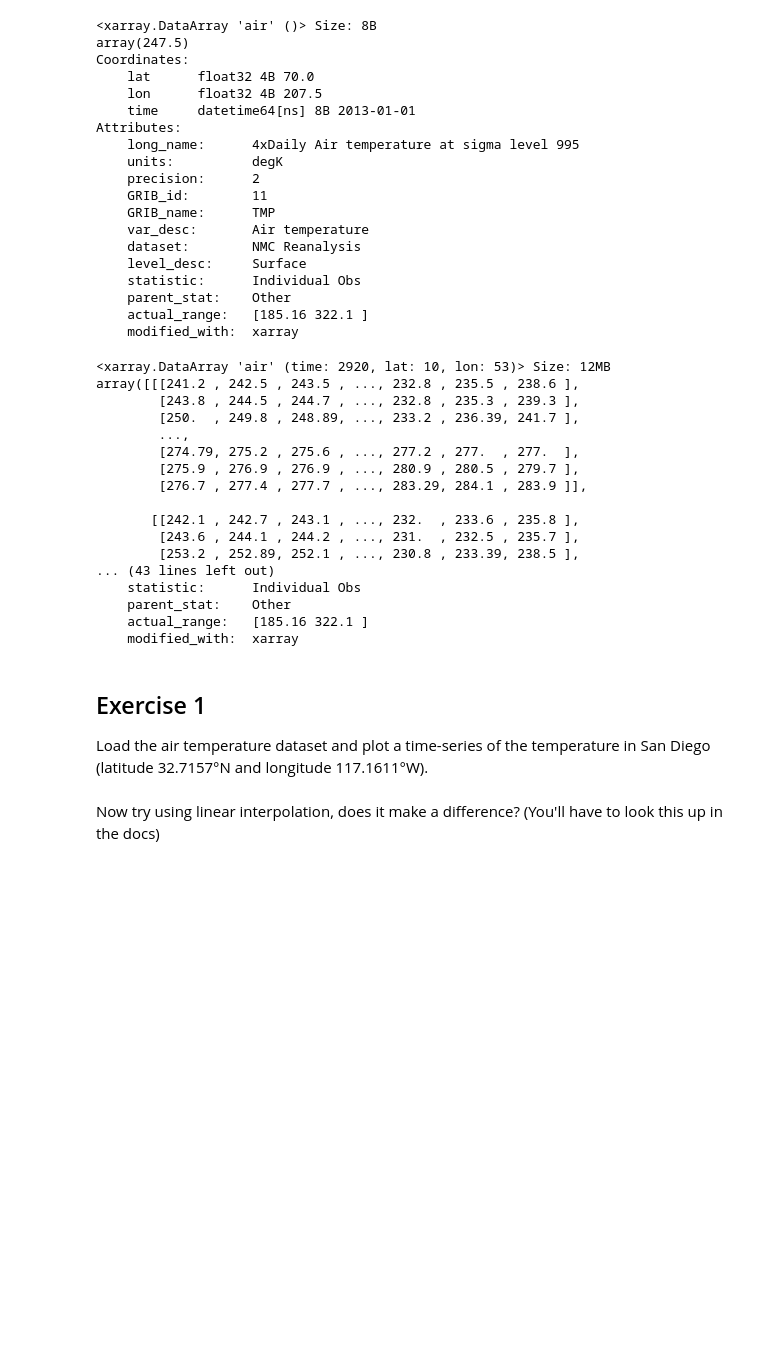
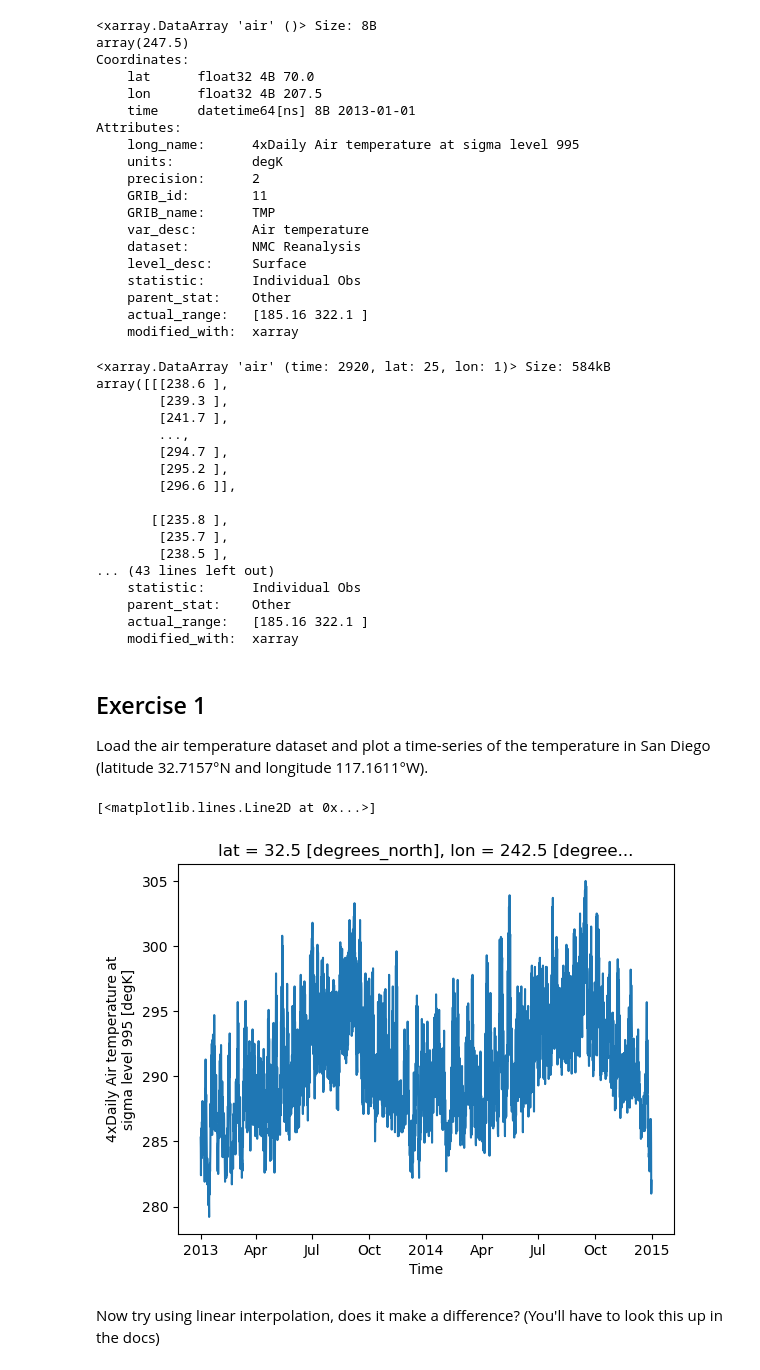
Before and after one commit to climate-analytics-lab/sioc209-2024-sp, a Jupyter notebook: sioc209-2024-sp/01_intro/03_feature_engineering.ipynb, the cells around one changed output. Saved outputs shown, nothing was run; the diff lists cells and outputs as text; code cells hidden in the pictures; blank space fills up the shorter version.

```diff
--- a/sioc209-2024-sp/01_intro/03_feature_engineering.ipynb
+++ b/sioc209-2024-sp/01_intro/03_feature_engineering.ipynb
@@ -473,20 +473,20 @@ Attributes:
     modified_with:  xarray
 # %%
 # demonstrate slicing
-ds.air.isel(lat=slice(10))
+ds.air.isel(lon=slice(-1, 100))
 # %% [output]
-<xarray.DataArray 'air' (time: 2920, lat: 10, lon: 53)> Size: 12MB
-array([[[241.2 , 242.5 , 243.5 , ..., 232.8 , 235.5 , 238.6 ],
-        [243.8 , 244.5 , 244.7 , ..., 232.8 , 235.3 , 239.3 ],
-        [250.  , 249.8 , 248.89, ..., 233.2 , 236.39, 241.7 ],
+<xarray.DataArray 'air' (time: 2920, lat: 25, lon: 1)> Size: 584kB
+array([[[238.6 ],
+        [239.3 ],
+        [241.7 ],
         ...,
-        [274.79, 275.2 , 275.6 , ..., 277.2 , 277.  , 277.  ],
-        [275.9 , 276.9 , 276.9 , ..., 280.9 , 280.5 , 279.7 ],
-        [276.7 , 277.4 , 277.7 , ..., 283.29, 284.1 , 283.9 ]],
+        [294.7 ],
+        [295.2 ],
+        [296.6 ]],
 
-       [[242.1 , 242.7 , 243.1 , ..., 232.  , 233.6 , 235.8 ],
-        [243.6 , 244.1 , 244.2 , ..., 231.  , 232.5 , 235.7 ],
-        [253.2 , 252.89, 252.1 , ..., 230.8 , 233.39, 238.5 ],
+       [[235.8 ],
+        [235.7 ],
+        [238.5 ],
 ... (43 lines left out)
     statistic:      Individual Obs
     parent_stat:    Other
@@ -496,5 +496,10 @@ array([[[241.2 , 242.5 , 243.5 , ..., 232.8 , 235.5 , 238.6 ],
 ## Exercise 1
 
 Load the air temperature dataset and plot a time-series of the temperature in San Diego (latitude 32.7157°N and longitude 117.1611°W).
+# %%
+ds.air.sel(lat=32.7157, lon=360-117.1611, method='nearest').plot()
+# %% [output]
+[<matplotlib.lines.Line2D at 0x...>]
+[figure, added]
 # %% [markdown]
 Now try using linear interpolation, does it make a difference? (You'll have to look this up in the docs)
```
Also changed, not shown: parts of 5 cells of this notebook, 3 other files.
